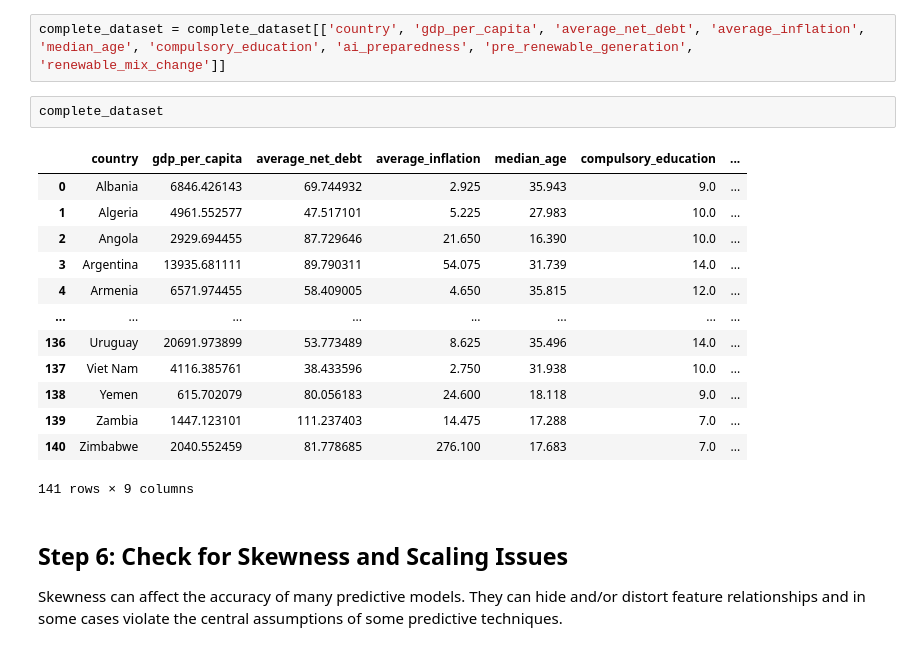
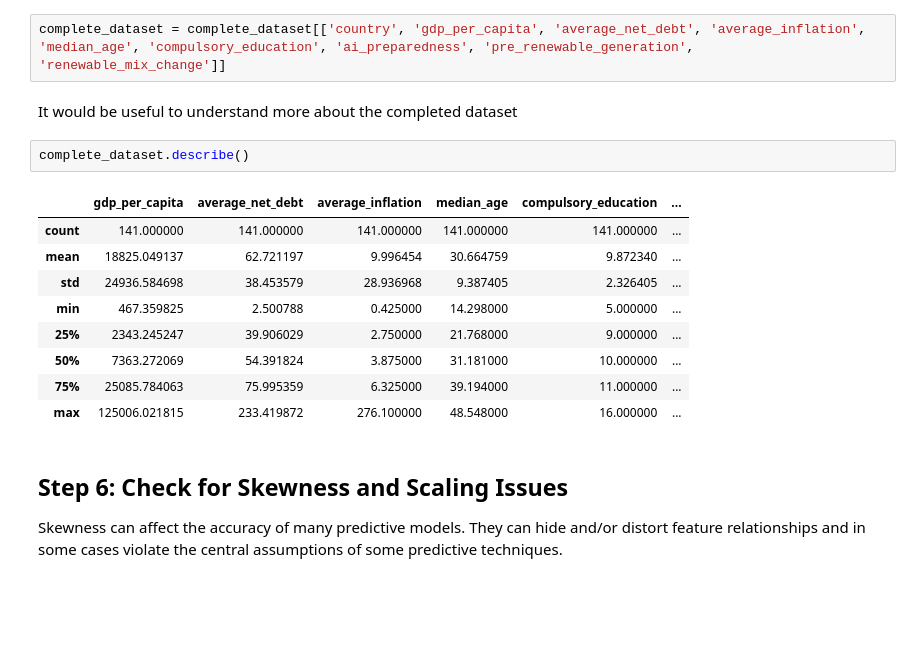
Before and after one commit to JRussell91/temp_pro_practice, a Jupyter notebook: main.ipynb, the cells around one changed output. Saved outputs shown, nothing was run; the diff lists cells and outputs as text; blank space fills up the shorter version.

```diff
--- a/main.ipynb
+++ b/main.ipynb
@@ -334,22 +331,20 @@ complete_dataset = pd.merge(left=complete_dataset,
 ## Step 5: Prepare the Completed Dataset
 # %%
 complete_dataset = complete_dataset[['country', 'gdp_per_capita', 'average_net_debt', 'average_inflation', 'median_age', 'compulsory_education', 'ai_preparedness', 'pre_renewable_generation', 'renewable_mix_change']]
+# %% [markdown]
+It would be useful to understand more about the completed dataset
 # %%
-complete_dataset
+complete_dataset.describe()
 # %% [output]
-|  | country | gdp_per_capita | average_net_debt | average_inflation | median_age | compulsory_education | ... |
-| 0 | Albania | 6846.426143 | 69.744932 | 2.925 | 35.943 | 9.0 | ... |
-| 1 | Algeria | 4961.552577 | 47.517101 | 5.225 | 27.983 | 10.0 | ... |
-| 2 | Angola | 2929.694455 | 87.729646 | 21.650 | 16.390 | 10.0 | ... |
-| 3 | Argentina | 13935.681111 | 89.790311 | 54.075 | 31.739 | 14.0 | ... |
-| 4 | Armenia | 6571.974455 | 58.409005 | 4.650 | 35.815 | 12.0 | ... |
-| ... | ... | ... | ... | ... | ... | ... | ... |
-| 136 | Uruguay | 20691.973899 | 53.773489 | 8.625 | 35.496 | 14.0 | ... |
-| 137 | Viet Nam | 4116.385761 | 38.433596 | 2.750 | 31.938 | 10.0 | ... |
-| 138 | Yemen | 615.702079 | 80.056183 | 24.600 | 18.118 | 9.0 | ... |
-| 139 | Zambia | 1447.123101 | 111.237403 | 14.475 | 17.288 | 7.0 | ... |
-| 140 | Zimbabwe | 2040.552459 | 81.778685 | 276.100 | 17.683 | 7.0 | ... |
+|  | gdp_per_capita | average_net_debt | average_inflation | median_age | compulsory_education | ... |
+| count | 141.000000 | 141.000000 | 141.000000 | 141.000000 | 141.000000 | ... |
+| mean | 18825.049137 | 62.721197 | 9.996454 | 30.664759 | 9.872340 | ... |
+| std | 24936.584698 | 38.453579 | 28.936968 | 9.387405 | 2.326405 | ... |
+| min | 467.359825 | 2.500788 | 0.425000 | 14.298000 | 5.000000 | ... |
+| 25% | 2343.245247 | 39.906029 | 2.750000 | 21.768000 | 9.000000 | ... |
+| 50% | 7363.272069 | 54.391824 | 3.875000 | 31.181000 | 10.000000 | ... |
+| 75% | 25085.784063 | 75.995359 | 6.325000 | 39.194000 | 11.000000 | ... |
+| max | 125006.021815 | 233.419872 | 276.100000 | 48.548000 | 16.000000 | ... |
-141 rows × 9 columns
 # %% [markdown]
 ## Step 6: Check for Skewness and Scaling Issues
 
```
Also changed, not shown: parts of 22 cells of this notebook.
